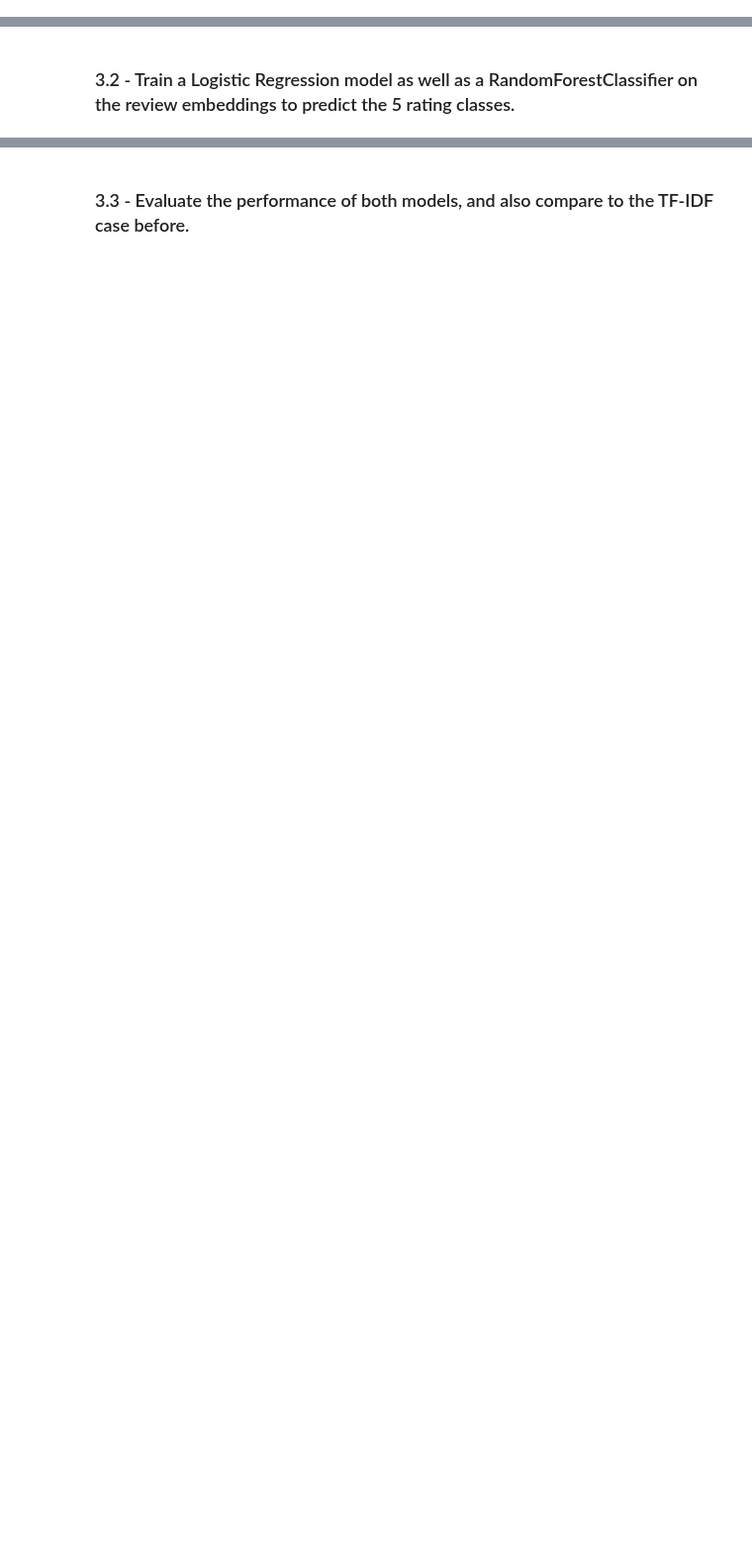
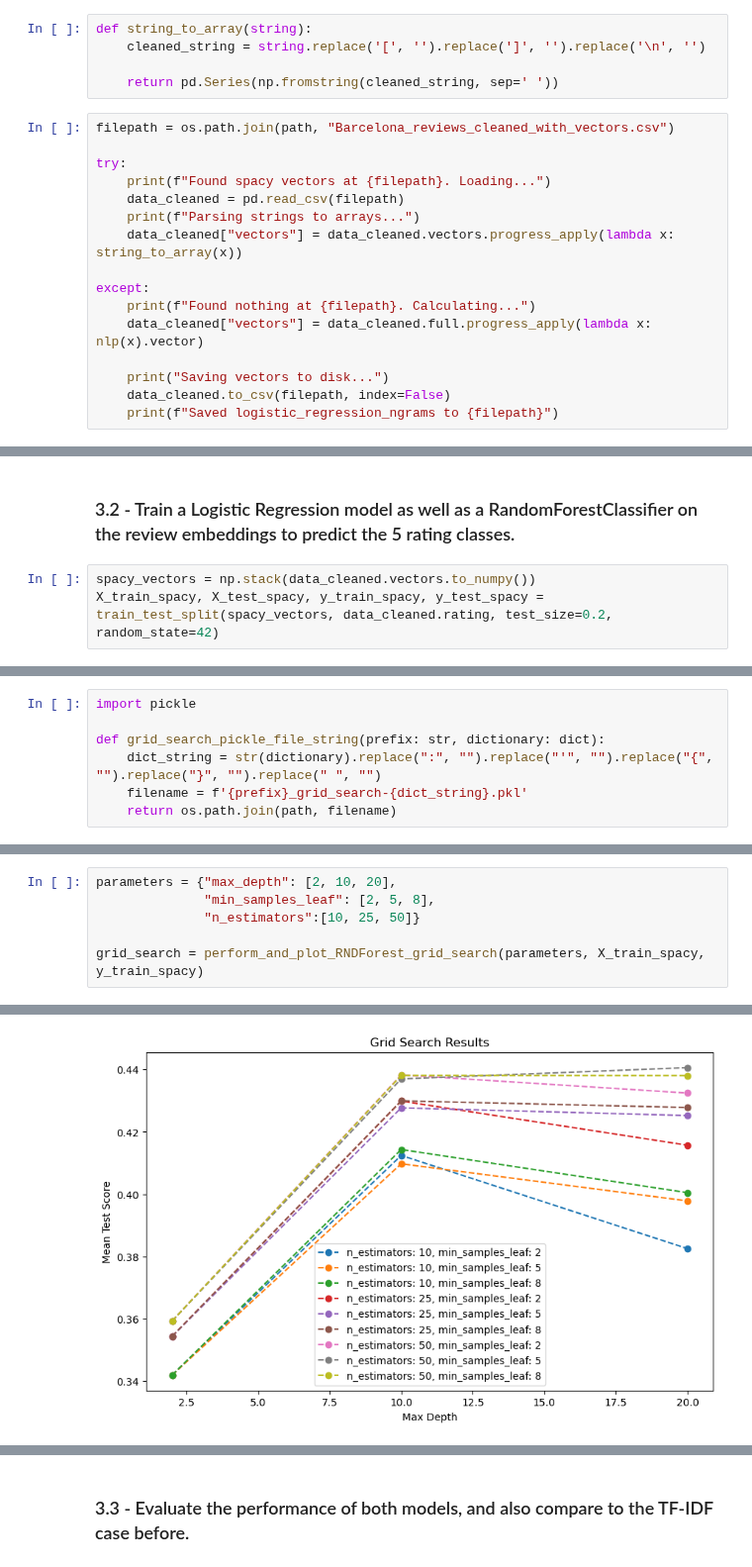
Before and after one commit to Knerten0815/data_science_course, a Jupyter notebook: notebooks/portfolio 3/data_science_MMI_portfolio_03_sentiment_analysis_template.ipynb, the cells around one changed output, grey strips where cells are left out. Shown at 99% size. Cells and saved outputs as stored; diff of their text form; blank space fills up the shorter version.

```diff
--- a/notebooks/portfolio 3/data_science_MMI_portfolio_03_sentiment_analysis_template.ipynb
+++ b/notebooks/portfolio 3/data_science_MMI_portfolio_03_sentiment_analysis_template.ipynb
@@ -706,0 +717,21 @@ Linear Regression with 1- and 2-grams:
+# %%
+def string_to_array(string):
+    cleaned_string = string.replace('[', '').replace(']', '').replace('\n', '')
+
+    return pd.Series(np.fromstring(cleaned_string, sep=' '))
+# %%
+filepath = os.path.join(path, "Barcelona_reviews_cleaned_with_vectors.csv")
+
+try:
+    print(f"Found spacy vectors at {filepath}. Loading...")
+    data_cleaned = pd.read_csv(filepath)
+    print(f"Parsing strings to arrays...")
+    data_cleaned["vectors"] = data_cleaned.vectors.progress_apply(lambda x: string_to_array(x))
+
+except:
+    print(f"Found nothing at {filepath}. Calculating...")
+    data_cleaned["vectors"] = data_cleaned.full.progress_apply(lambda x: nlp(x).vector)
+
+    print("Saving vectors to disk...")
+    data_cleaned.to_csv(filepath, index=False)
+    print(f"Saved logistic_regression_ngrams to {filepath}")
@@ -707,2 +744,5 @@ Linear Regression with 1- and 2-grams:
 # %% [markdown]
 ### 3.2 - Train a Logistic Regression model as well as a RandomForestClassifier on the review embeddings to predict the 5 rating classes.
+# %%
+spacy_vectors = np.stack(data_cleaned.vectors.to_numpy())
+X_train_spacy, X_test_spacy, y_train_spacy, y_test_spacy = train_test_split(spacy_vectors, data_cleaned.rating, test_size=0.2, random_state=42)
@@ -708,0 +751,7 @@ Linear Regression with 1- and 2-grams:
+# %%
+import pickle
+
+def grid_search_pickle_file_string(prefix: str, dictionary: dict):
+    dict_string = str(dictionary).replace(":", "").replace("'", "").replace("{", "").replace("}", "").replace(" ", "")
+    filename = f'{prefix}_grid_search-{dict_string}.pkl'
+    return os.path.join(path, filename)
@@ -708,0 +809,7 @@ Linear Regression with 1- and 2-grams:
+# %%
+parameters = {"max_depth": [2, 10, 20],
+              "min_samples_leaf": [2, 5, 8],
+              "n_estimators":[10, 25, 50]}
+
+grid_search = perform_and_plot_RNDForest_grid_search(parameters, X_train_spacy, y_train_spacy)
+# %% [output]
@@ -708,0 +818 @@ Linear Regression with 1- and 2-grams:
+[figure, added]
```
Also changed, not shown: parts of 23 cells of this notebook.
